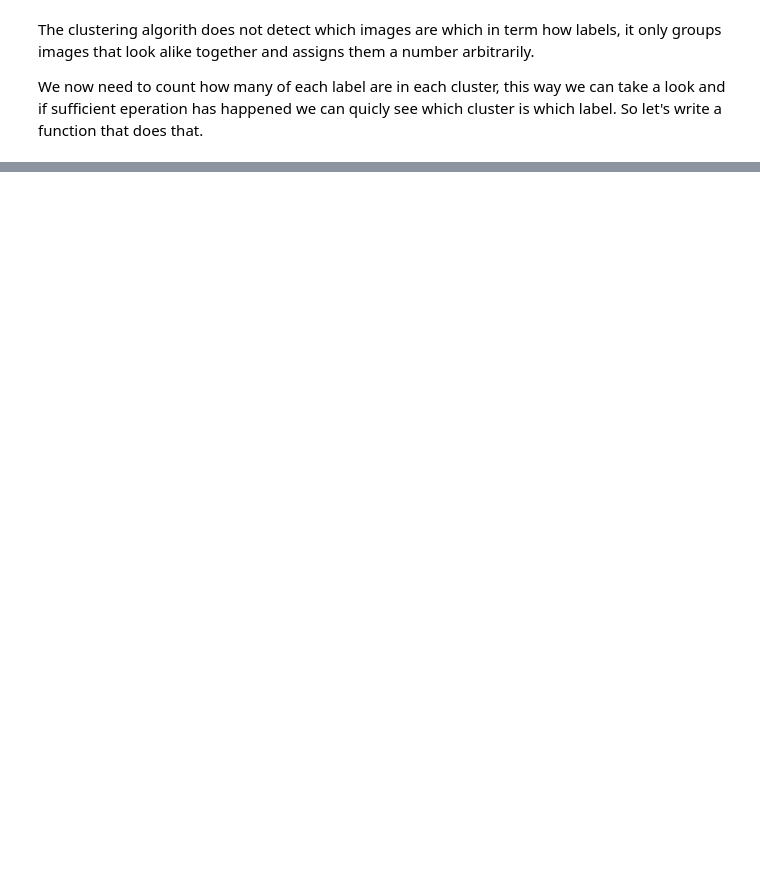
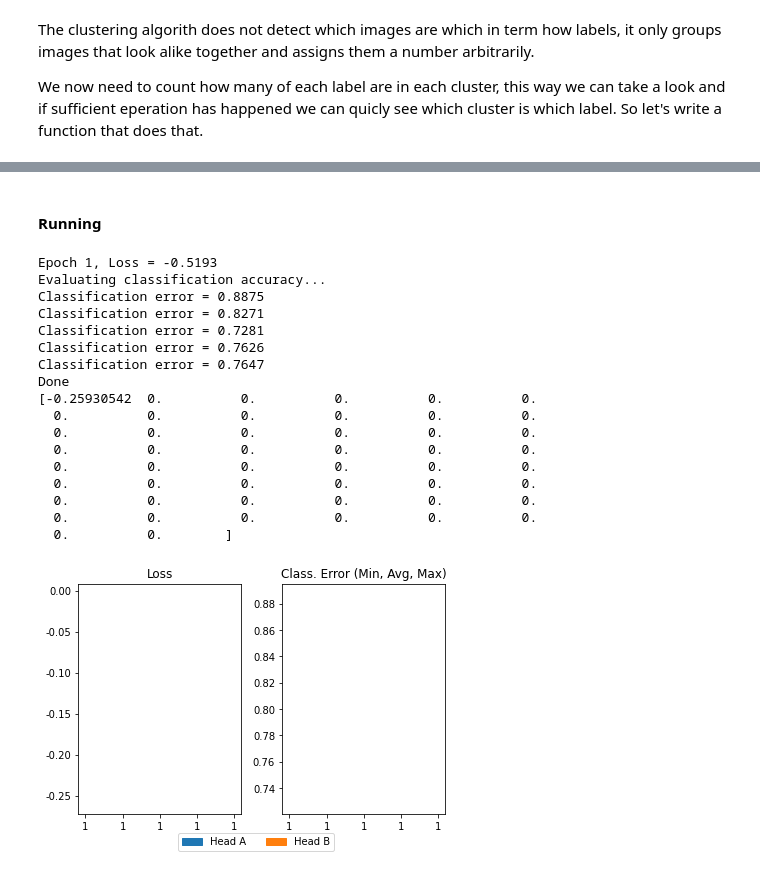
Before and after one commit to SebastianArriagadaS/unsupervised_ml, a Jupyter notebook: Unsupervized_Image_Classification.ipynb, the cells around one changed output, grey strips where cells are left out. Cells and saved outputs as stored; diff of their text form; code cells hidden in the pictures; blank space fills up the shorter version.

Commit message:
IIC Doing well with MNIST but not converging at all on our dataset

```diff
--- a/Unsupervized_Image_Classification.ipynb
+++ b/Unsupervized_Image_Classification.ipynb
@@ -313,7 +318,7 @@ show_random_images(images, labels)
 DIR = "/content/gdrive/MyDrive/Cours/MAM5A/ELTE/Advanced Machine Learning/Unsupervized Clustering on Image/data/Test/"
 
 images_test = []
-for image in [f for f in listdir(DIR) if os.path.isfile(os.path.join(DIR, f))]:
+for image in tqdm([f for f in listdir(DIR) if os.path.isfile(os.path.join(DIR, f))]):
     img = plt.imread(DIR + image)
     img = cv2.resize(img, (32,32))
     images_test.append(img)
@@ -324,0 +334,12 @@ print(images_test.shape)
+# %%
+train1 = np.load("/content/gdrive/MyDrive/Cours/MAM5A/ELTE/Advanced Machine Learning/Unsupervized Clustering on Image/data/images.npy")
+train2 = np.load("/content/gdrive/MyDrive/Cours/MAM5A/ELTE/Advanced Machine Learning/Unsupervized Clustering on Image/data/images2.npy")
+
+label1 = np.load("/content/gdrive/MyDrive/Cours/MAM5A/ELTE/Advanced Machine Learning/Unsupervized Clustering on Image/data/labels.npy")
+label2 = np.load("/content/gdrive/MyDrive/Cours/MAM5A/ELTE/Advanced Machine Learning/Unsupervized Clustering on Image/data/labels2.npy")
+# %%
+train = np.concatenate((train1, train2), axis=0)
+print(train.shape)
+
+labels = np.concatenate((label1, label2), axis=0)
+print(labels.shape)
@@ -325,3 +354,6 @@ print(images_test.shape)
+# %%
+images = np.load("/content/gdrive/MyDrive/Cours/MAM5A/ELTE/Advanced Machine Learning/Unsupervized Clustering on Image/data/train_images.npy")
+labels = np.load("/content/gdrive/MyDrive/Cours/MAM5A/ELTE/Advanced Machine Learning/Unsupervized Clustering on Image/data/train_labels.npy")
 # %% [markdown]
 ### Preprocessing
 # %% [markdown]
@@ -614,0 +1649,2 @@ Kmeans Resnet50 (PCA):
+# %% [markdown]
+#### Running
@@ -614,0 +1653,53 @@ Kmeans Resnet50 (PCA):
+# %%
+# pick a data set
+DATA_SET = 'mnist'
+
+# define splits
+DS_CONFIG = {
+    # mnist data set parameters
+    'mnist': {
+        'batch_size': 700,
+        'num_repeats': 5,
+        'mdl_input_dims': [24, 24, 1]}
+}
+
+# load the data set
+TRAIN_SET, TEST_SET, SET_INFO = load(data_set_name=DATA_SET, **DS_CONFIG[DATA_SET])
+
+# configure the common model elements
+MDL_CONFIG = {
+    # mist hyper-parameters
+    'mnist': {
+        'num_classes': SET_INFO.features['label'].num_classes,
+        'learning_rate': 1e-4,
+        'num_repeats': DS_CONFIG[DATA_SET]['num_repeats'],
+        'save_dir': None},
+}
+
+# declare the model
+mdl = ClusterIIC(**MDL_CONFIG[DATA_SET])
+
+# train the model
+mdl.train(IICGraph(config='B', batch_norm=True, fan_out_init=64), TRAIN_SET, TEST_SET, num_epochs=50)
+
+print('All done!')
+plt.show()
+# %% [output]
+Epoch 1, Loss = -0.5193
+Evaluating classification accuracy...
+Classification error = 0.8875
+Classification error = 0.8271
+Classification error = 0.7281
+Classification error = 0.7626
+Classification error = 0.7647
+Done
+[-0.25930542  0.          0.          0.          0.          0.
+  0.          0.          0.          0.          0.          0.
+  0.          0.          0.          0.          0.          0.
+  0.          0.          0.          0.          0.          0.
+  0.          0.          0.          0.          0.          0.
+  0.          0.          0.          0.          0.          0.
+  0.          0.          0.          0.          0.          0.
+  0.          0.          0.          0.          0.          0.
+  0.          0.        ]
+[figure, added]
```
Also changed, not shown: parts of 55 cells of this notebook.
